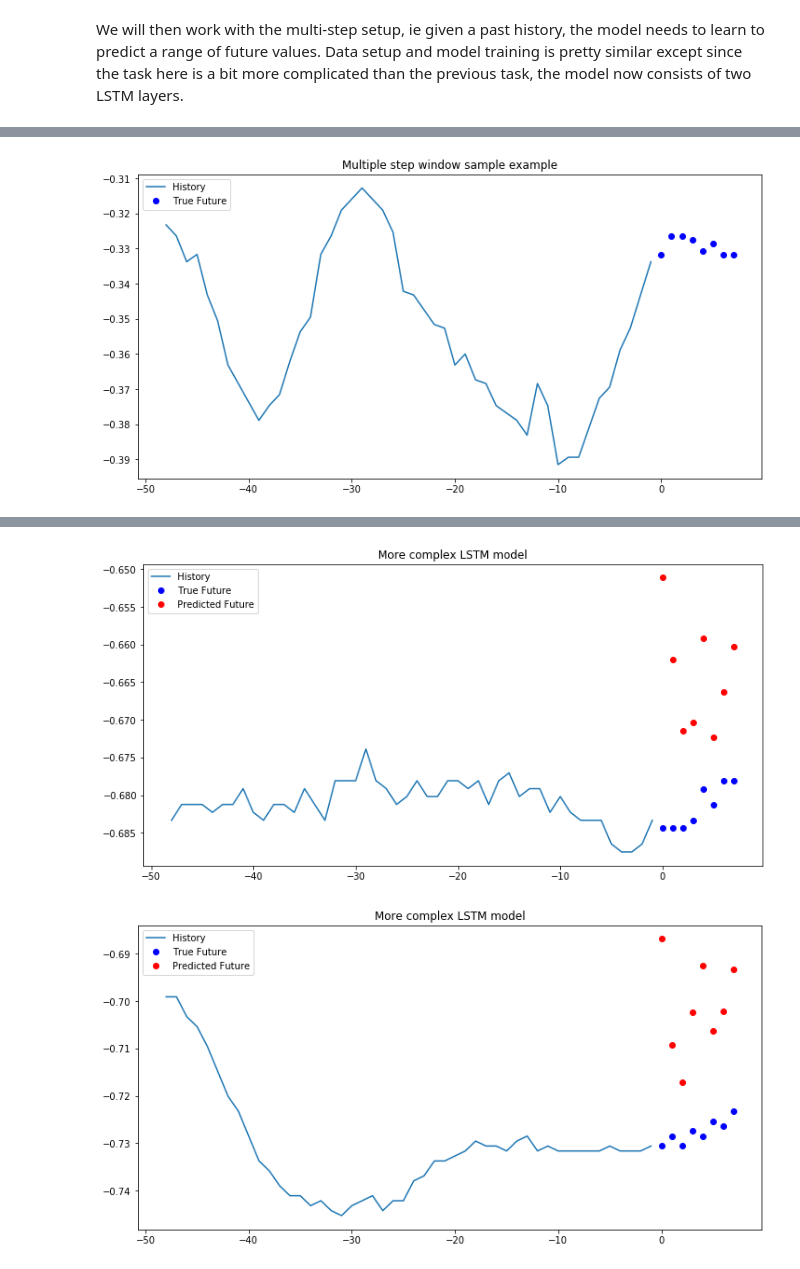
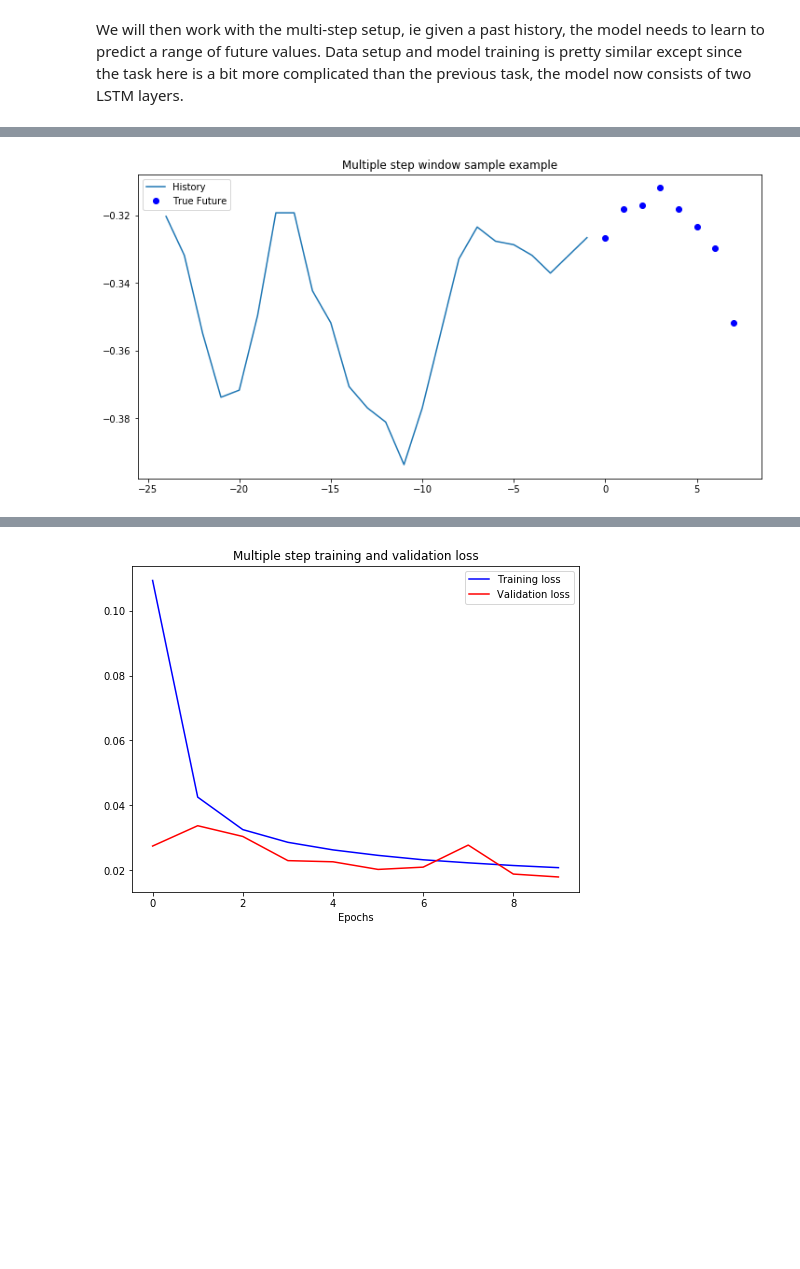
Before and after one commit to kalisio/water-level-forecasting, a Jupyter notebook: hubeau_univariate.ipynb, the cells around one changed output, grey strips where cells are left out. Cells and saved outputs as stored; diff of their text form; code cells hidden in the pictures; blank space fills up the shorter version.

Commit message:
Improved univariate model

```diff
--- a/hubeau_univariate.ipynb
+++ b/hubeau_univariate.ipynb
@@ -16,7 +16,7 @@ tf.random.set_seed(13)
 # %% [markdown]
 Then read data from a station and display it:
 # %%
-raw = pd.read_csv("data/hubeau_site_Y1422030_30d_10m_L'Aude.csv", delimiter=';')
+raw = pd.read_csv("data/hubeau_site_Y1422030_30d_30m_L'Aude.csv", delimiter=';')
 data = raw['resultat_obs']
 data.index = raw['date_obs']
 data.head()
@@ -120,0 +138,15 @@ Target level value -0.3306050548127184
+# %%
+timestep = 30 # in minutes, can be 10, 30 or 60
+perHour = round(60 / timestep) # number of observation per hour
+history = (12 * perHour) # N hours history
+future = (4 * perHour) # Predict N hours ahead
+
+print ('Timestep {}m - History {}h - Looking {}m ahead'.format(timestep, round(history / perHour), (1+future)*timestep))
+
+x_train, y_train = data_windows(ndata, 0, train_split, history, future, single_step=True)
+x_validate, y_validate = data_windows(ndata, train_split, None, history, future, single_step=True)
+
+print ('Sample window {}'.format(x_train[0]))
+print ('Target level value {}'.format(y_train[0]))
+
+show_single_plot([x_validate[0], y_validate[0]], future, 'Single step window sample example')
@@ -169,29 +241,11 @@ Epoch 10/10
 # %% [markdown]
 We will then work with the multi-step setup, ie given a past history, the model needs to learn to predict a range of future values. Data setup and model training is pretty similar except since the task here is a bit more complicated than the previous task, the model now consists of two LSTM layers.
 # %%
-history = 48
-future = 8
-
 x_train, y_train = data_windows(ndata, 0, train_split, history, future, single_step=False)
 x_validate, y_validate = data_windows(ndata, train_split, None, history, future, single_step=False)
 
 print ('Sample window {}'.format(x_train[0]))
 print ('Target level values {}'.format(y_train[0]))
-
-def show_multiple_plot(history, true_future, prediction, title):
-  plt.figure(figsize=(12, 6))
-  num_in = list(range(-len(history), 0))
-  num_out = len(true_future)
-
-  plt.title(title)
-  plt.plot(num_in, np.array(history), label='History')
-  plt.plot(np.arange(num_out), np.array(true_future), 'bo',
-           label='True Future')
-  if prediction.any():
-    plt.plot(np.arange(num_out), np.array(prediction), 'ro',
-             label='Predicted Future')
-  plt.legend(loc='upper left')
-  plt.show()
 
 show_multiple_plot(x_train[0], y_train[0], np.empty([0]), 'Multiple step window sample example')
 
@@ -201,20 +255,15 @@ train = train.cache().shuffle(buffer_size).batch(batch_size).repeat()
 validate = tf.data.Dataset.from_tensor_slices((x_validate, y_validate))
 validate = validate.batch(batch_size).repeat()
 
-multi_step_model = tf.keras.models.Sequential()
-multi_step_model.add(tf.keras.layers.LSTM(32,
-                                          return_sequences=True,
-                                          input_shape=x_train.shape[-2:]))
-multi_step_model.add(tf.keras.layers.LSTM(16, activation='relu'))
-multi_step_model.add(tf.keras.layers.Dense(future))
+model = tf.keras.models.Sequential()
+model.add(tf.keras.layers.LSTM(32, return_sequences=True, input_shape=x_train.shape[-2:]))
+model.add(tf.keras.layers.LSTM(16, activation='relu'))
+model.add(tf.keras.layers.Dense(future))
 
-multi_step_model.compile(optimizer=tf.keras.optimizers.RMSprop(clipvalue=1.0), loss='mae')
+model.compile(optimizer=tf.keras.optimizers.RMSprop(clipvalue=1.0), loss='mae')
 
-multi_step_history = multi_step_model.fit(train, epochs=10,
-                                          steps_per_epoch=200,
-                                          validation_data=validate,
-                                          validation_steps=50)
+model_history = model.fit(train, epochs=epochs, steps_per_epoch=steps_per_epoch,
+                          validation_data=validate, validation_steps=validation_steps)
 
-for x, y in validate.take(3):
-  show_multiple_plot(x[0], y[0], multi_step_model.predict(x)[0], 'More complex LSTM model')
+plot_train_history(model_history, 'Multiple step training and validation loss')
 # %% [output]
@@ -238 +287 @@ Target level values [-0.33165484 -0.32640591 -0.32640591 -0.3274557  -0.33060505
-[figure, old version]
+[figure, new version]
@@ -256,2 +305 @@ Epoch 10/10
-[figure, old version]
+[figure, new version]
-[figure, removed]
```
Also changed, not shown: parts of 16 cells of this notebook, 3 other files.
